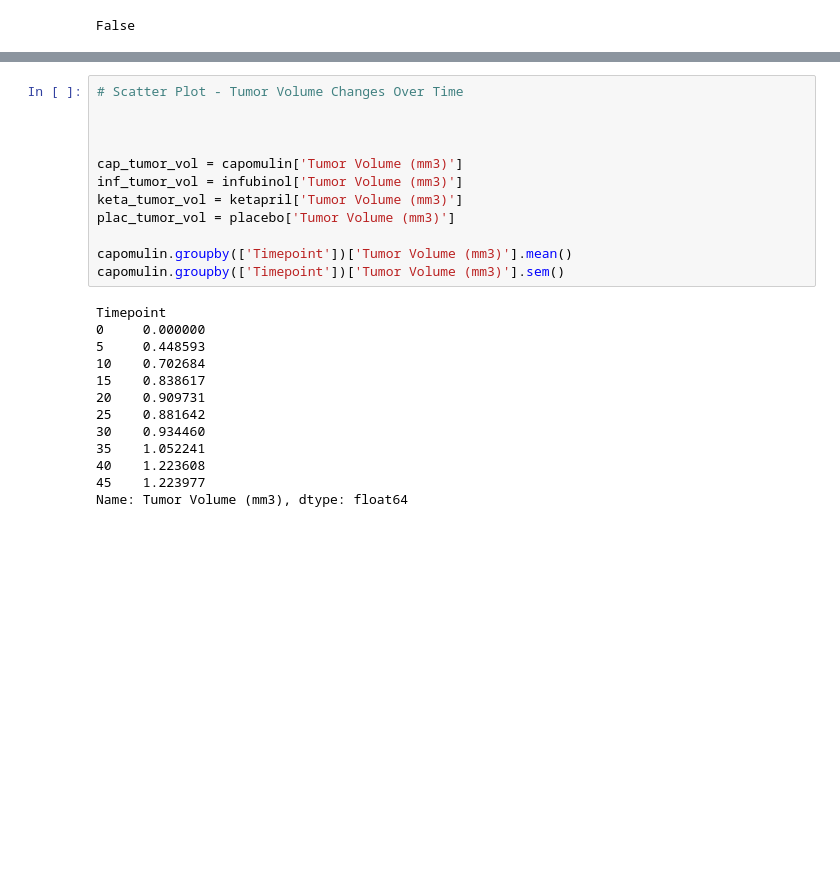
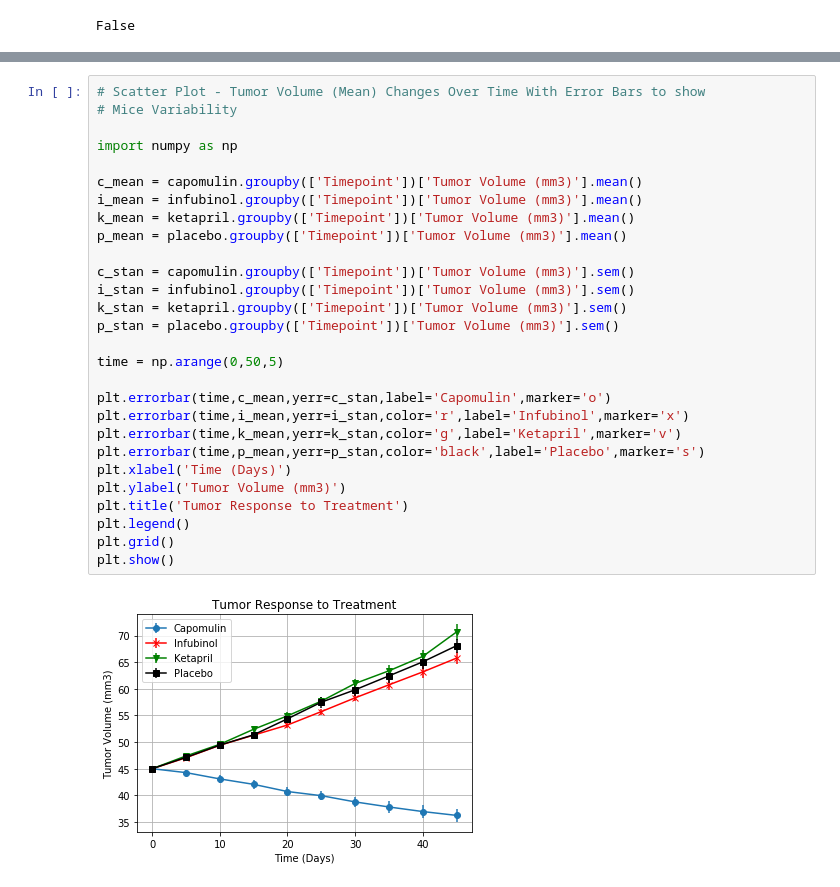
Before and after one commit to KenT370/Learned_Tech, a Jupyter notebook: Python/Matplotlib/Project.ipynb, the cells around one changed output, grey strips where cells are left out. Saved outputs shown, nothing was run; the diff lists cells and outputs as text; blank space fills up the shorter version.

```diff
--- a/Python/Matplotlib/Project.ipynb
+++ b/Python/Matplotlib/Project.ipynb
@@ -78,28 +78,33 @@ Placebo: 181
 | 2 | b128 | 10 | 43.270852 | 0 | Capomulin |
 | 3 | b128 | 15 | 43.784893 | 0 | Capomulin |
 | 4 | b128 | 20 | 42.731552 | 0 | Capomulin |
-# %%
-# Scatter Plot - Tumor Volume Changes Over Time
-
-
-
-cap_tumor_vol = capomulin['Tumor Volume (mm3)']
-inf_tumor_vol = infubinol['Tumor Volume (mm3)']
-keta_tumor_vol = ketapril['Tumor Volume (mm3)']
-plac_tumor_vol = placebo['Tumor Volume (mm3)']
-
-capomulin.groupby(['Timepoint'])['Tumor Volume (mm3)'].mean()
-capomulin.groupby(['Timepoint'])['Tumor Volume (mm3)'].sem()
-# %% [output]
-Timepoint
-0     0.000000
-5     0.448593
-10    0.702684
-15    0.838617
-20    0.909731
-25    0.881642
-30    0.934460
-35    1.052241
-40    1.223608
-45    1.223977
-Name: Tumor Volume (mm3), dtype: float64
+# %%
+# Scatter Plot - Tumor Volume (Mean) Changes Over Time With Error Bars to show
+# Mice Variability
+
+import numpy as np
+
+c_mean = capomulin.groupby(['Timepoint'])['Tumor Volume (mm3)'].mean()
+i_mean = infubinol.groupby(['Timepoint'])['Tumor Volume (mm3)'].mean()
+k_mean = ketapril.groupby(['Timepoint'])['Tumor Volume (mm3)'].mean()
+p_mean = placebo.groupby(['Timepoint'])['Tumor Volume (mm3)'].mean()
+
+c_stan = capomulin.groupby(['Timepoint'])['Tumor Volume (mm3)'].sem()
+i_stan = infubinol.groupby(['Timepoint'])['Tumor Volume (mm3)'].sem()
+k_stan = ketapril.groupby(['Timepoint'])['Tumor Volume (mm3)'].sem()
+p_stan = placebo.groupby(['Timepoint'])['Tumor Volume (mm3)'].sem()
+
+time = np.arange(0,50,5)
+
+plt.errorbar(time,c_mean,yerr=c_stan,label='Capomulin',marker='o')
+plt.errorbar(time,i_mean,yerr=i_stan,color='r',label='Infubinol',marker='x')
+plt.errorbar(time,k_mean,yerr=k_stan,color='g',label='Ketapril',marker='v')
+plt.errorbar(time,p_mean,yerr=p_stan,color='black',label='Placebo',marker='s')
+plt.xlabel('Time (Days)')
+plt.ylabel('Tumor Volume (mm3)')
+plt.title('Tumor Response to Treatment')
+plt.legend()
+plt.grid()
+plt.show()
+# %% [output]
+[figure, added]
```
Also changed, not shown: parts of 4 cells of this notebook.
